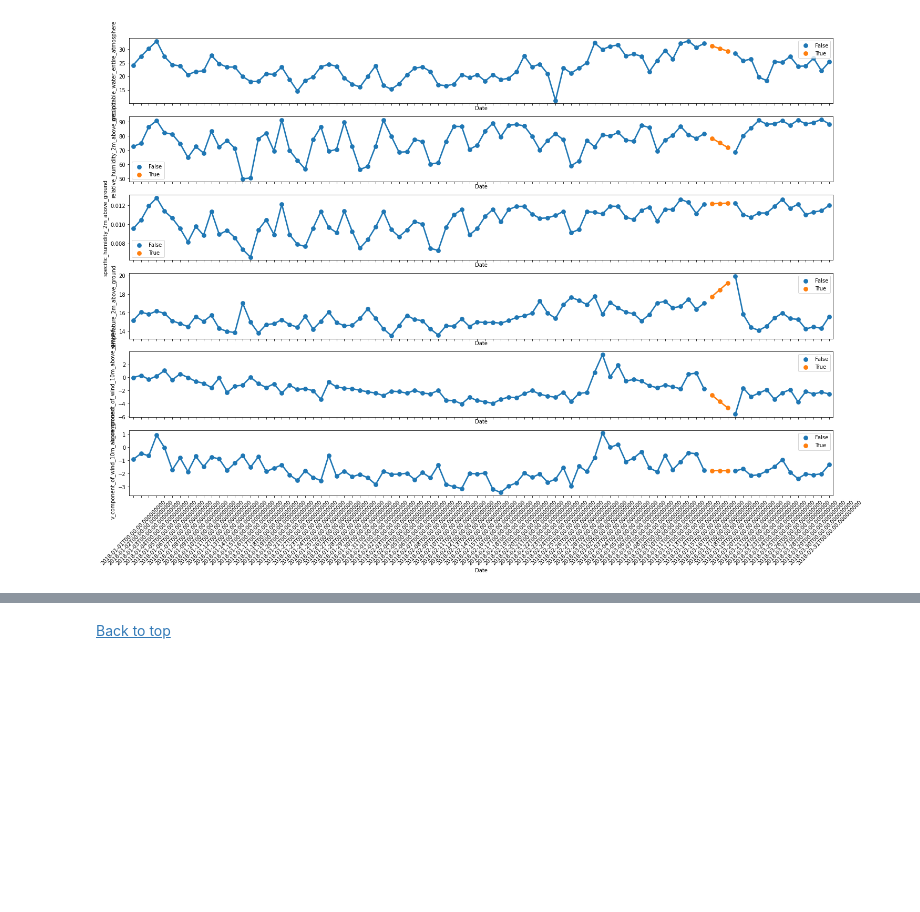
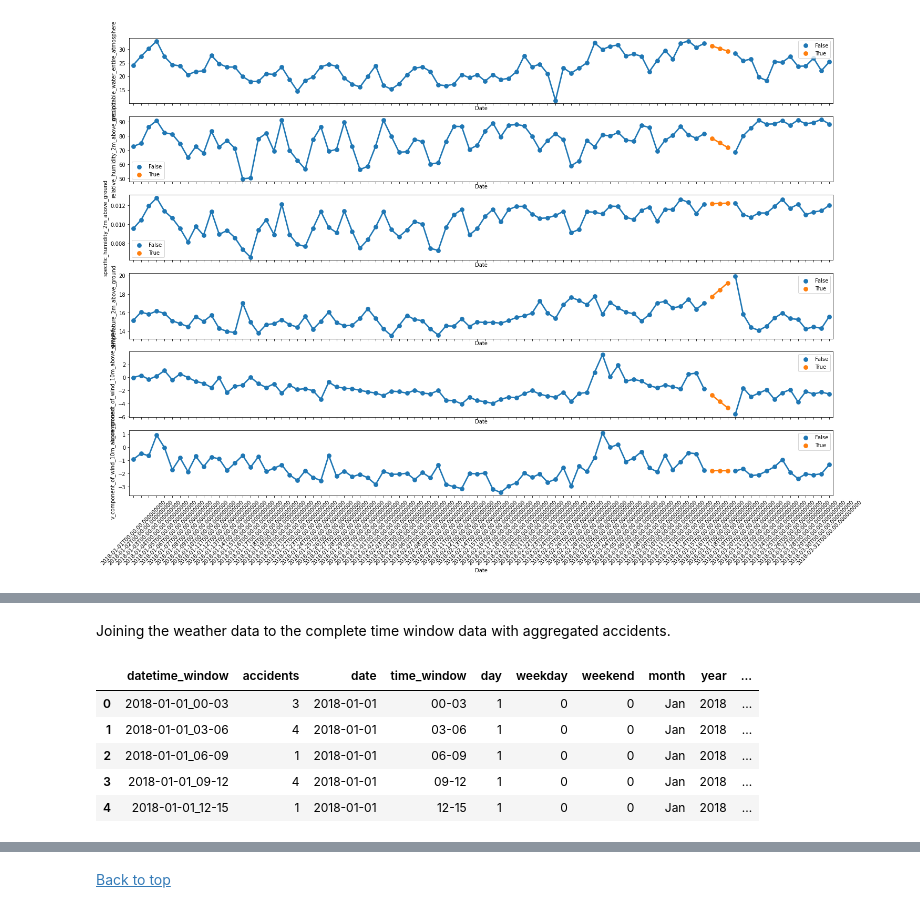
Before and after one commit to AndOleAnd/Capstone_N_A_P, a Jupyter notebook: Notebooks/Weather_EDA.ipynb, the cells around one changed output, grey strips where cells are left out. Saved outputs shown, nothing was run; the diff lists cells and outputs as text; code cells hidden in the pictures; blank space fills up the shorter version.

```diff
--- a/Notebooks/Weather_EDA.ipynb
+++ b/Notebooks/Weather_EDA.ipynb
@@ -155,3 +316,20 @@ chart.set_xticklabels(chart.get_xticklabels(), rotation=45);
+# %% [markdown]
+Joining the weather data to the complete time window data with aggregated accidents.
+# %%
+df_train_complete = create_time_windows(df_train)
+df_train_complete["date"] = df_train_complete["date"].apply(lambda x: x.date())
+
+df_train_complete = df_train_complete.merge(df_weather, left_on="date", right_on="Date", how="left")
+df_train_complete = df_train_complete.drop("Date", axis=1)
+
+df_train_complete.head()
+# %% [output]
+|  | datetime_window | accidents | date | time_window | day | weekday | weekend | month | year | ... |
+| 0 | 2018-01-01_00-03 | 3 | 2018-01-01 | 00-03 | 1 | 0 | 0 | Jan | 2018 | ... |
+| 1 | 2018-01-01_03-06 | 4 | 2018-01-01 | 03-06 | 1 | 0 | 0 | Jan | 2018 | ... |
+| 2 | 2018-01-01_06-09 | 1 | 2018-01-01 | 06-09 | 1 | 0 | 0 | Jan | 2018 | ... |
+| 3 | 2018-01-01_09-12 | 4 | 2018-01-01 | 09-12 | 1 | 0 | 0 | Jan | 2018 | ... |
+| 4 | 2018-01-01_12-15 | 1 | 2018-01-01 | 12-15 | 1 | 0 | 0 | Jan | 2018 | ... |
 # %% [markdown]
 [Back to top](#Top)<br>
 
```
Also changed, not shown: parts of 14 cells of this notebook, 1 other file.
